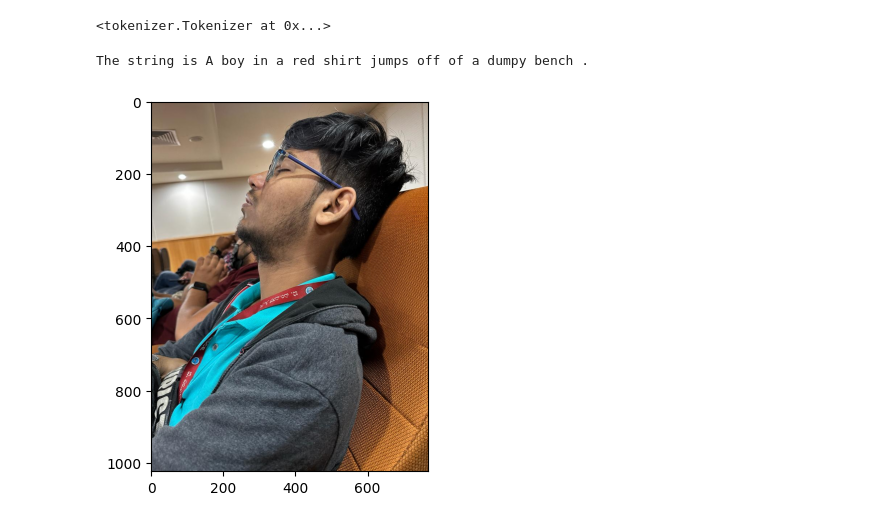
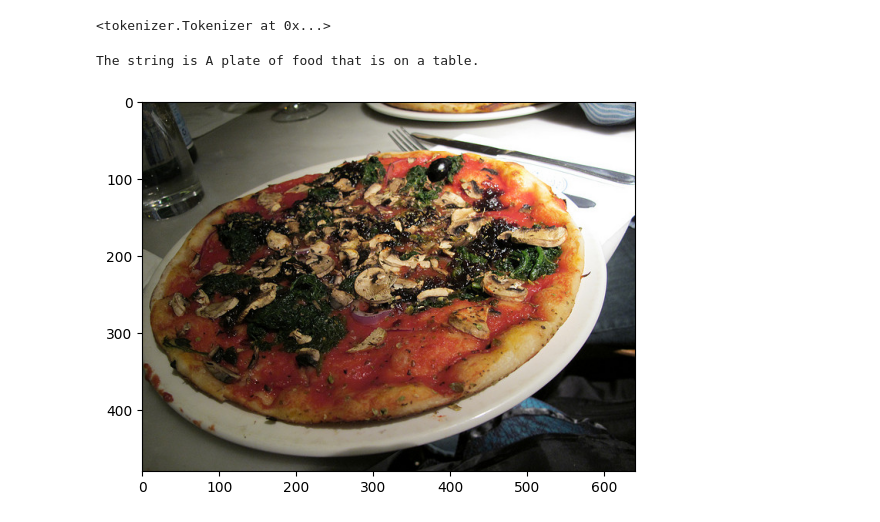
Before and after one commit to RahulVadhyar/SceneUnderstanding, a Jupyter notebook: code/demo.ipynb, the cells around one changed output. Cells and saved outputs as stored; diff of their text form; code cells hidden in the pictures.

```diff
--- a/code/demo.ipynb
+++ b/code/demo.ipynb
@@ -82,7 +82,7 @@ def test_image(img_path):
     plt.imshow(img)
     plt.show()
 # %%
-test_image("/home/starsystem/Documents/SceneUnderstanding/dataset(coco)/946d8a10-ef31-413d-a49a-a9740aec6a25.jpeg")
+test_image("/home/starsystem/Documents/SceneUnderstanding/dataset(coco)/val2014/COCO_val2014_000000003192.jpg")
 # %% [output]
-The string is A boy in a red shirt jumps off of a dumpy bench .
+The string is A plate of food that is on a table.
-[figure, old version]
+[figure, new version]
```
Also changed, not shown: 3 other files.
